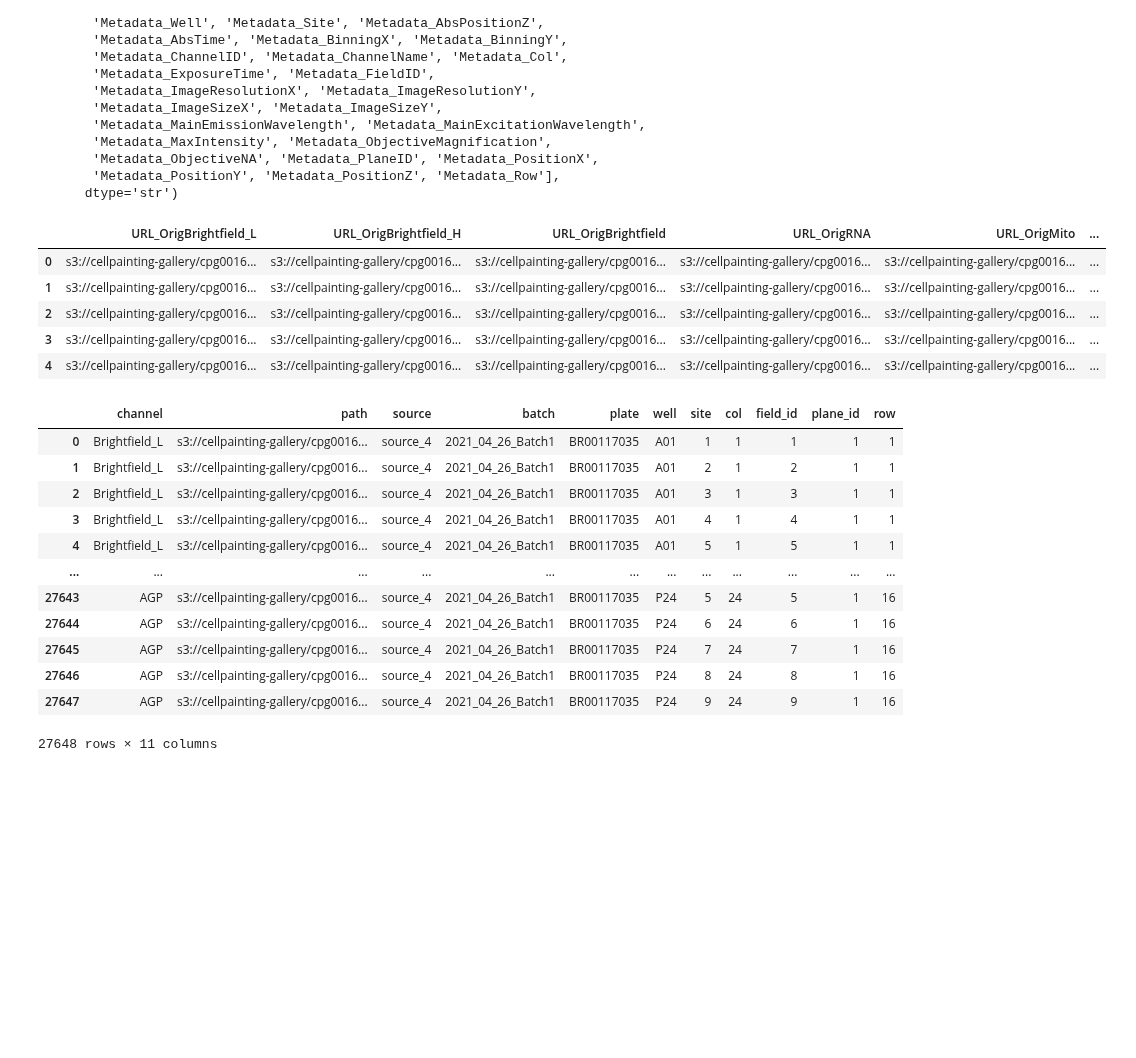
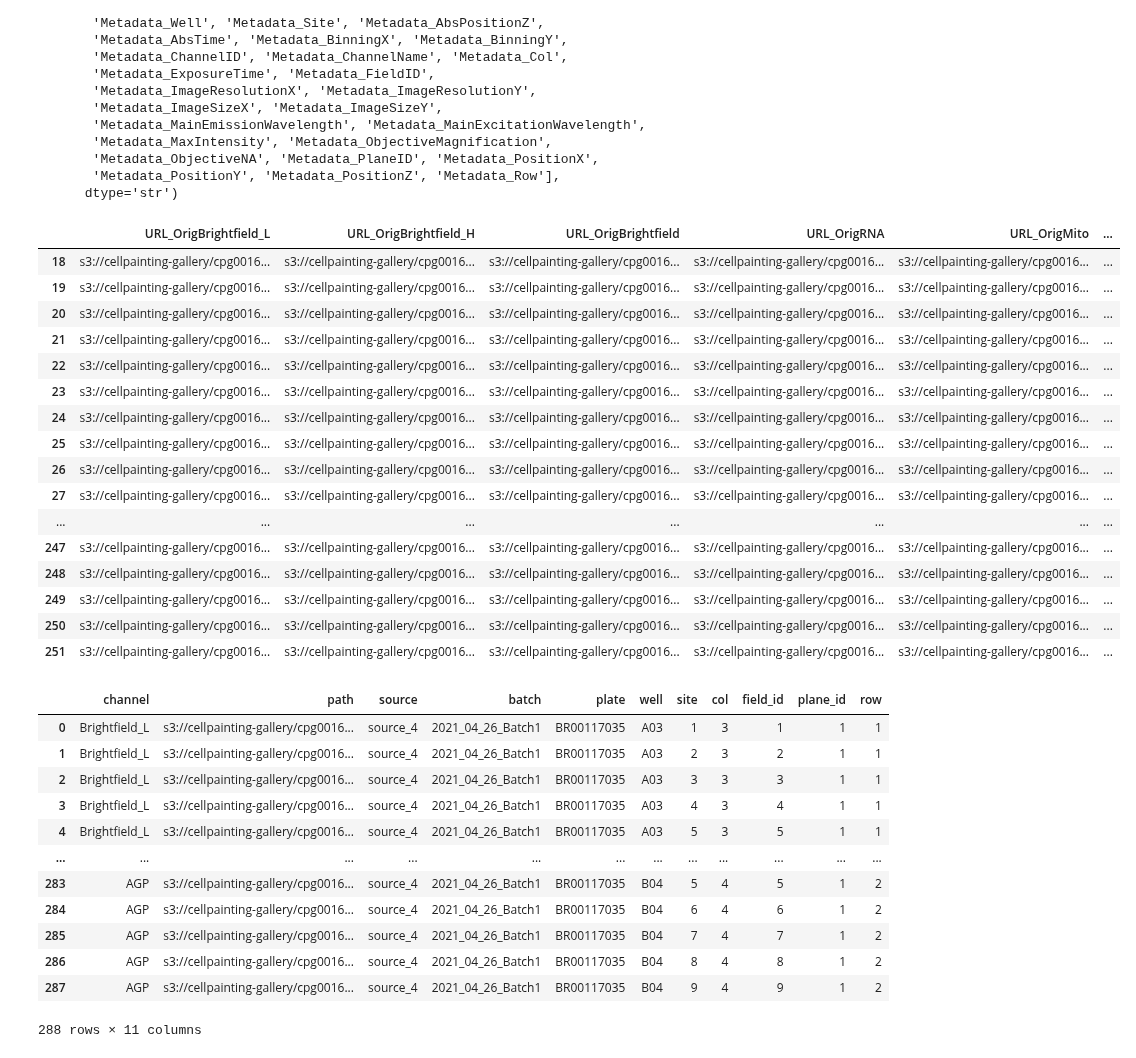
Before and after one commit to nf-core/cellpainting, a Jupyter notebook: assets/generate_test_full_data.ipynb, the cells around one changed output. Drawn from its saved outputs; the diff is of its cells as text; code cells hidden in the pictures; blank space fills up the shorter version.

Commit message:
updated test plate map to be for a 4 well plate

```diff
--- a/assets/generate_test_full_data.ipynb
+++ b/assets/generate_test_full_data.ipynb
@@ -21,17 +21,31 @@ Index(['URL_OrigBrightfield_L', 'URL_OrigBrightfield_H', 'URL_OrigBrightfield',
       dtype='str')
 # %%
 filtered_data = data[["URL_OrigBrightfield_L", "URL_OrigBrightfield_H", "URL_OrigBrightfield", "URL_OrigRNA", "URL_OrigMito", "URL_OrigER", "URL_OrigDNA", "URL_OrigAGP", "Metadata_Source", "Metadata_Batch", "Metadata_Plate", "Metadata_Well", "Metadata_Site", "Metadata_Col", "Metadata_FieldID", "Metadata_PlaneID", "Metadata_Row"]]
-filtered_data.head()
+
+more_filtered = filtered_data[filtered_data["Metadata_Well"].isin(["A03", "A04", "B03", "B04"])]
+
+more_filtered
 # %% [output]
 |  | URL_OrigBrightfield_L | URL_OrigBrightfield_H | URL_OrigBrightfield | URL_OrigRNA | URL_OrigMito | ... |
-| 0 | s3://cellpainting-gallery/cpg0016... | s3://cellpainting-gallery/cpg0016... | s3://cellpainting-gallery/cpg0016... | s3://cellpainting-gallery/cpg0016... | s3://cellpainting-gallery/cpg0016... | ... |
-| 1 | s3://cellpainting-gallery/cpg0016... | s3://cellpainting-gallery/cpg0016... | s3://cellpainting-gallery/cpg0016... | s3://cellpainting-gallery/cpg0016... | s3://cellpainting-gallery/cpg0016... | ... |
-| 2 | s3://cellpainting-gallery/cpg0016... | s3://cellpainting-gallery/cpg0016... | s3://cellpainting-gallery/cpg0016... | s3://cellpainting-gallery/cpg0016... | s3://cellpainting-gallery/cpg0016... | ... |
-| 3 | s3://cellpainting-gallery/cpg0016... | s3://cellpainting-gallery/cpg0016... | s3://cellpainting-gallery/cpg0016... | s3://cellpainting-gallery/cpg0016... | s3://cellpainting-gallery/cpg0016... | ... |
-| 4 | s3://cellpainting-gallery/cpg0016... | s3://cellpainting-gallery/cpg0016... | s3://cellpainting-gallery/cpg0016... | s3://cellpainting-gallery/cpg0016... | s3://cellpainting-gallery/cpg0016... | ... |
+| 18 | s3://cellpainting-gallery/cpg0016... | s3://cellpainting-gallery/cpg0016... | s3://cellpainting-gallery/cpg0016... | s3://cellpainting-gallery/cpg0016... | s3://cellpainting-gallery/cpg0016... | ... |
+| 19 | s3://cellpainting-gallery/cpg0016... | s3://cellpainting-gallery/cpg0016... | s3://cellpainting-gallery/cpg0016... | s3://cellpainting-gallery/cpg0016... | s3://cellpainting-gallery/cpg0016... | ... |
+| 20 | s3://cellpainting-gallery/cpg0016... | s3://cellpainting-gallery/cpg0016... | s3://cellpainting-gallery/cpg0016... | s3://cellpainting-gallery/cpg0016... | s3://cellpainting-gallery/cpg0016... | ... |
+| 21 | s3://cellpainting-gallery/cpg0016... | s3://cellpainting-gallery/cpg0016... | s3://cellpainting-gallery/cpg0016... | s3://cellpainting-gallery/cpg0016... | s3://cellpainting-gallery/cpg0016... | ... |
+| 22 | s3://cellpainting-gallery/cpg0016... | s3://cellpainting-gallery/cpg0016... | s3://cellpainting-gallery/cpg0016... | s3://cellpainting-gallery/cpg0016... | s3://cellpainting-gallery/cpg0016... | ... |
+| 23 | s3://cellpainting-gallery/cpg0016... | s3://cellpainting-gallery/cpg0016... | s3://cellpainting-gallery/cpg0016... | s3://cellpainting-gallery/cpg0016... | s3://cellpainting-gallery/cpg0016... | ... |
+| 24 | s3://cellpainting-gallery/cpg0016... | s3://cellpainting-gallery/cpg0016... | s3://cellpainting-gallery/cpg0016... | s3://cellpainting-gallery/cpg0016... | s3://cellpainting-gallery/cpg0016... | ... |
+| 25 | s3://cellpainting-gallery/cpg0016... | s3://cellpainting-gallery/cpg0016... | s3://cellpainting-gallery/cpg0016... | s3://cellpainting-gallery/cpg0016... | s3://cellpainting-gallery/cpg0016... | ... |
+| 26 | s3://cellpainting-gallery/cpg0016... | s3://cellpainting-gallery/cpg0016... | s3://cellpainting-gallery/cpg0016... | s3://cellpainting-gallery/cpg0016... | s3://cellpainting-gallery/cpg0016... | ... |
+| 27 | s3://cellpainting-gallery/cpg0016... | s3://cellpainting-gallery/cpg0016... | s3://cellpainting-gallery/cpg0016... | s3://cellpainting-gallery/cpg0016... | s3://cellpainting-gallery/cpg0016... | ... |
+| ... | ... | ... | ... | ... | ... | ... |
+| 247 | s3://cellpainting-gallery/cpg0016... | s3://cellpainting-gallery/cpg0016... | s3://cellpainting-gallery/cpg0016... | s3://cellpainting-gallery/cpg0016... | s3://cellpainting-gallery/cpg0016... | ... |
+| 248 | s3://cellpainting-gallery/cpg0016... | s3://cellpainting-gallery/cpg0016... | s3://cellpainting-gallery/cpg0016... | s3://cellpainting-gallery/cpg0016... | s3://cellpainting-gallery/cpg0016... | ... |
+| 249 | s3://cellpainting-gallery/cpg0016... | s3://cellpainting-gallery/cpg0016... | s3://cellpainting-gallery/cpg0016... | s3://cellpainting-gallery/cpg0016... | s3://cellpainting-gallery/cpg0016... | ... |
+| 250 | s3://cellpainting-gallery/cpg0016... | s3://cellpainting-gallery/cpg0016... | s3://cellpainting-gallery/cpg0016... | s3://cellpainting-gallery/cpg0016... | s3://cellpainting-gallery/cpg0016... | ... |
+| 251 | s3://cellpainting-gallery/cpg0016... | s3://cellpainting-gallery/cpg0016... | s3://cellpainting-gallery/cpg0016... | s3://cellpainting-gallery/cpg0016... | s3://cellpainting-gallery/cpg0016... | ... |
 # %%
 longer_data = pd.melt(
-    filtered_data,
+    more_filtered,
     id_vars=['Metadata_Source', 'Metadata_Batch', 'Metadata_Plate', 'Metadata_Well',
              'Metadata_Site', 'Metadata_Col', 'Metadata_FieldID', 'Metadata_PlaneID', 'Metadata_Row'],
     value_vars=['URL_OrigBrightfield_L', 'URL_OrigBrightfield_H', 'URL_OrigBrightfield',
@@ -51,17 +65,17 @@ df_reordered = longer_data[['channel', 'path', 'source', 'batch', 'plate', 'well
 df_reordered
 # %% [output]
 |  | channel | path | source | batch | plate | well | site | col | field_id | plane_id | row |
-| 0 | Brightfield_L | s3://cellpainting-gallery/cpg0016... | source_4 | 2021_04_26_Batch1 | BR00117035 | A01 | 1 | 1 | 1 | 1 | 1 |
-| 1 | Brightfield_L | s3://cellpainting-gallery/cpg0016... | source_4 | 2021_04_26_Batch1 | BR00117035 | A01 | 2 | 1 | 2 | 1 | 1 |
-| 2 | Brightfield_L | s3://cellpainting-gallery/cpg0016... | source_4 | 2021_04_26_Batch1 | BR00117035 | A01 | 3 | 1 | 3 | 1 | 1 |
-| 3 | Brightfield_L | s3://cellpainting-gallery/cpg0016... | source_4 | 2021_04_26_Batch1 | BR00117035 | A01 | 4 | 1 | 4 | 1 | 1 |
-| 4 | Brightfield_L | s3://cellpainting-gallery/cpg0016... | source_4 | 2021_04_26_Batch1 | BR00117035 | A01 | 5 | 1 | 5 | 1 | 1 |
+| 0 | Brightfield_L | s3://cellpainting-gallery/cpg0016... | source_4 | 2021_04_26_Batch1 | BR00117035 | A03 | 1 | 3 | 1 | 1 | 1 |
+| 1 | Brightfield_L | s3://cellpainting-gallery/cpg0016... | source_4 | 2021_04_26_Batch1 | BR00117035 | A03 | 2 | 3 | 2 | 1 | 1 |
+| 2 | Brightfield_L | s3://cellpainting-gallery/cpg0016... | source_4 | 2021_04_26_Batch1 | BR00117035 | A03 | 3 | 3 | 3 | 1 | 1 |
+| 3 | Brightfield_L | s3://cellpainting-gallery/cpg0016... | source_4 | 2021_04_26_Batch1 | BR00117035 | A03 | 4 | 3 | 4 | 1 | 1 |
+| 4 | Brightfield_L | s3://cellpainting-gallery/cpg0016... | source_4 | 2021_04_26_Batch1 | BR00117035 | A03 | 5 | 3 | 5 | 1 | 1 |
 | ... | ... | ... | ... | ... | ... | ... | ... | ... | ... | ... | ... |
-| 27643 | AGP | s3://cellpainting-gallery/cpg0016... | source_4 | 2021_04_26_Batch1 | BR00117035 | P24 | 5 | 24 | 5 | 1 | 16 |
-| 27644 | AGP | s3://cellpainting-gallery/cpg0016... | source_4 | 2021_04_26_Batch1 | BR00117035 | P24 | 6 | 24 | 6 | 1 | 16 |
-| 27645 | AGP | s3://cellpainting-gallery/cpg0016... | source_4 | 2021_04_26_Batch1 | BR00117035 | P24 | 7 | 24 | 7 | 1 | 16 |
-| 27646 | AGP | s3://cellpainting-gallery/cpg0016... | source_4 | 2021_04_26_Batch1 | BR00117035 | P24 | 8 | 24 | 8 | 1 | 16 |
-| 27647 | AGP | s3://cellpainting-gallery/cpg0016... | source_4 | 2021_04_26_Batch1 | BR00117035 | P24 | 9 | 24 | 9 | 1 | 16 |
+| 283 | AGP | s3://cellpainting-gallery/cpg0016... | source_4 | 2021_04_26_Batch1 | BR00117035 | B04 | 5 | 4 | 5 | 1 | 2 |
+| 284 | AGP | s3://cellpainting-gallery/cpg0016... | source_4 | 2021_04_26_Batch1 | BR00117035 | B04 | 6 | 4 | 6 | 1 | 2 |
+| 285 | AGP | s3://cellpainting-gallery/cpg0016... | source_4 | 2021_04_26_Batch1 | BR00117035 | B04 | 7 | 4 | 7 | 1 | 2 |
+| 286 | AGP | s3://cellpainting-gallery/cpg0016... | source_4 | 2021_04_26_Batch1 | BR00117035 | B04 | 8 | 4 | 8 | 1 | 2 |
+| 287 | AGP | s3://cellpainting-gallery/cpg0016... | source_4 | 2021_04_26_Batch1 | BR00117035 | B04 | 9 | 4 | 9 | 1 | 2 |
-27648 rows × 11 columns
+288 rows × 11 columns
 # %%
 pd.DataFrame.to_csv(df_reordered, "samplesheet_test_full.csv", index=False)
```
Also changed, not shown: 1 other file.
